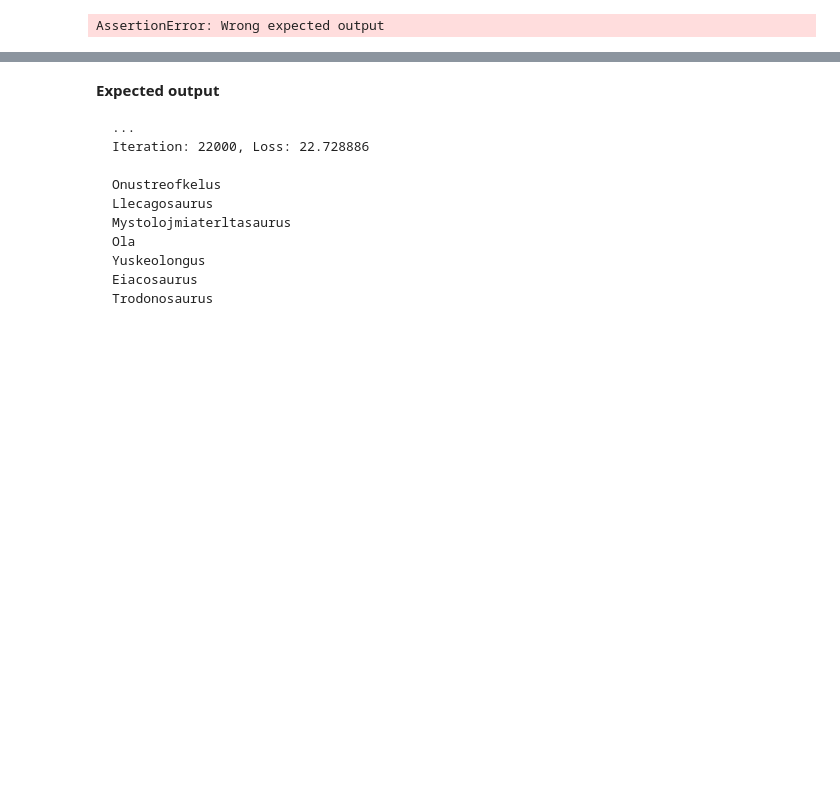
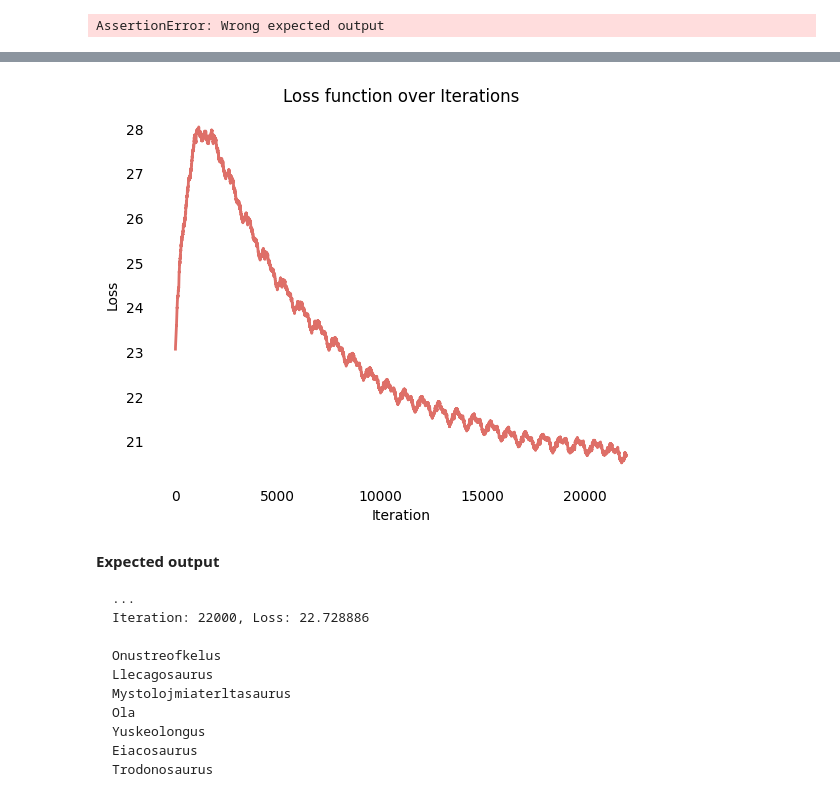
Before and after one commit to andreoniriccardo/deep-learning-specialization, a Jupyter notebook: 05 - Sequence Models/W1A2/Dinosaurus_Island_Character_level_language_model.ipynb, the cells around one changed output, grey strips where cells are left out. Saved outputs shown, nothing was run; the diff lists cells and outputs as text; code cells hidden in the pictures; blank space fills up the shorter version.

````diff
--- a/05 - Sequence Models/W1A2/Dinosaurus_Island_Character_level_language_model.ipynb
+++ b/05 - Sequence Models/W1A2/Dinosaurus_Island_Character_level_language_model.ipynb
@@ -814,6 +814,9 @@ def model(data_x, ix_to_char, char_to_ix, num_iterations = 35000, n_a = 50, dino
 
     # Initialize loss (this is required because we want to smooth our loss)
     loss = get_initial_loss(vocab_size, dino_names)
+
+    loss_tot = []
+    loss_tot.append(loss)
 
     # Build list of all dinosaur names (training examples).
     examples = [x.strip() for x in data_x]
@@ -864,6 +867,7 @@ def model(data_x, ix_to_char, char_to_ix, num_iterations = 35000, n_a = 50, dino
 
         # to keep the loss smooth.
         loss = smooth(loss, curr_loss)
+        loss_tot.append(loss)
 
         # Every 2000 Iteration, generate "n" characters thanks to sample() to check if the model is learning properly
         if j % 2000 == 0:
@@ -883,11 +887,11 @@ def model(data_x, ix_to_char, char_to_ix, num_iterations = 35000, n_a = 50, dino
 
             print('\n')
 
-    return parameters, last_dino_name
+    return parameters, last_dino_name, loss_tot
 # %% [markdown]
 When you run the following cell, you should observe your model outputting random-looking characters at the first iteration. After a few thousand iterations, your model should learn to generate reasonable-looking names.
 # %%
-parameters, last_name = model(data.split("\n"), ix_to_char, char_to_ix, 22001, verbose = True)
+parameters, last_name, loss_tot = model(data.split("\n"), ix_to_char, char_to_ix, 22001, verbose = True)
 
 assert last_name == 'Trodonosaurus\n', "Wrong expected output"
 print("\033[92mAll tests passed!")
@@ -913,3 +947,19 @@ AssertionError: Wrong expected output
+# %%
+fig, ax = plt.subplots()
+ax.plot(list(range(len(loss_tot))), loss_tot, linewidth=2, color=sns.color_palette("hls",24)[0], alpha=.9)
+plt.title('Loss function over Iterations')
+plt.xlabel('Iteration')
+plt.ylabel('Loss')
+ax.spines['top'].set_visible(False)
+ax.spines['bottom'].set_visible(False)
+ax.spines['right'].set_visible(False)
+ax.spines['left'].set_visible(False)
+ax.xaxis.set_ticks_position('none')
+ax.yaxis.set_ticks_position('none')
+
+plt.savefig('loss.png')
+# %% [output]
+[figure, added]
 # %% [markdown]
 **Expected output**
 ```
````
Also changed, not shown: parts of 2 cells of this notebook.
